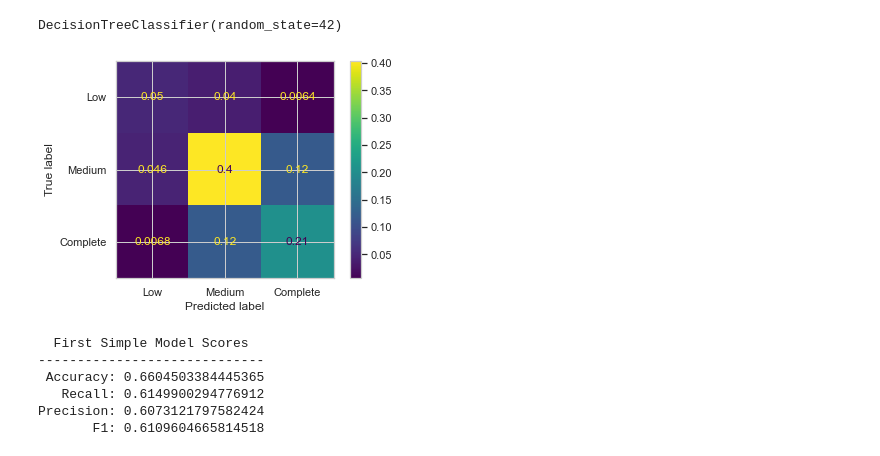
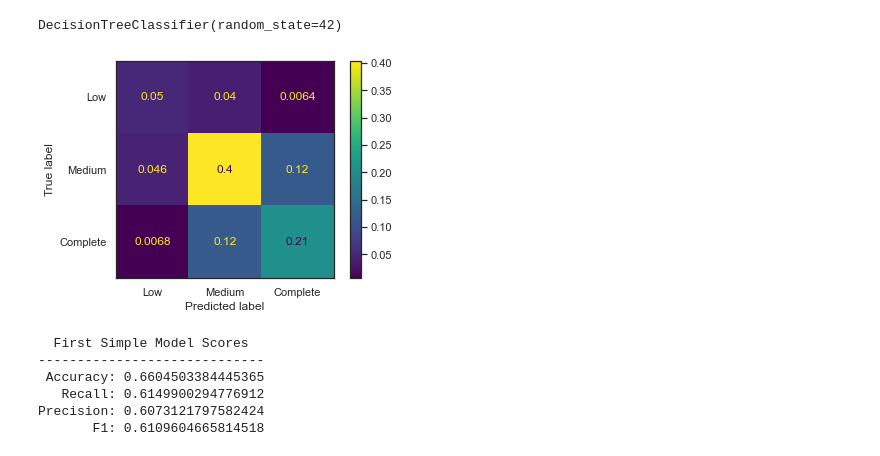
Before and after one commit to WolfnChaos/Capstone-Modeling-Earthquake-Damage, a Jupyter notebook: First_Working_Notebook.ipynb, the cells around one changed output. Saved outputs shown, nothing was run; the diff lists cells and outputs as text; code cells hidden in the pictures.

```diff
--- a/First_Working_Notebook.ipynb
+++ b/First_Working_Notebook.ipynb
@@ -412,7 +418,9 @@ fsm_dt.fit(X_train_fsm, y_train_fsm)
 # %% [output]
 DecisionTreeClassifier(random_state=42)
 # %%
+sns.set_theme(style="white")
+
 plot_confusion_matrix(fsm_dt, X_test_fsm, y_test_fsm, normalize='all',
                       display_labels=['Low', 'Medium', 'Complete']);
 # %% [output]
-[figure, old version]
+[figure, new version]
```
Also changed, not shown: parts of 35 cells of this notebook.
